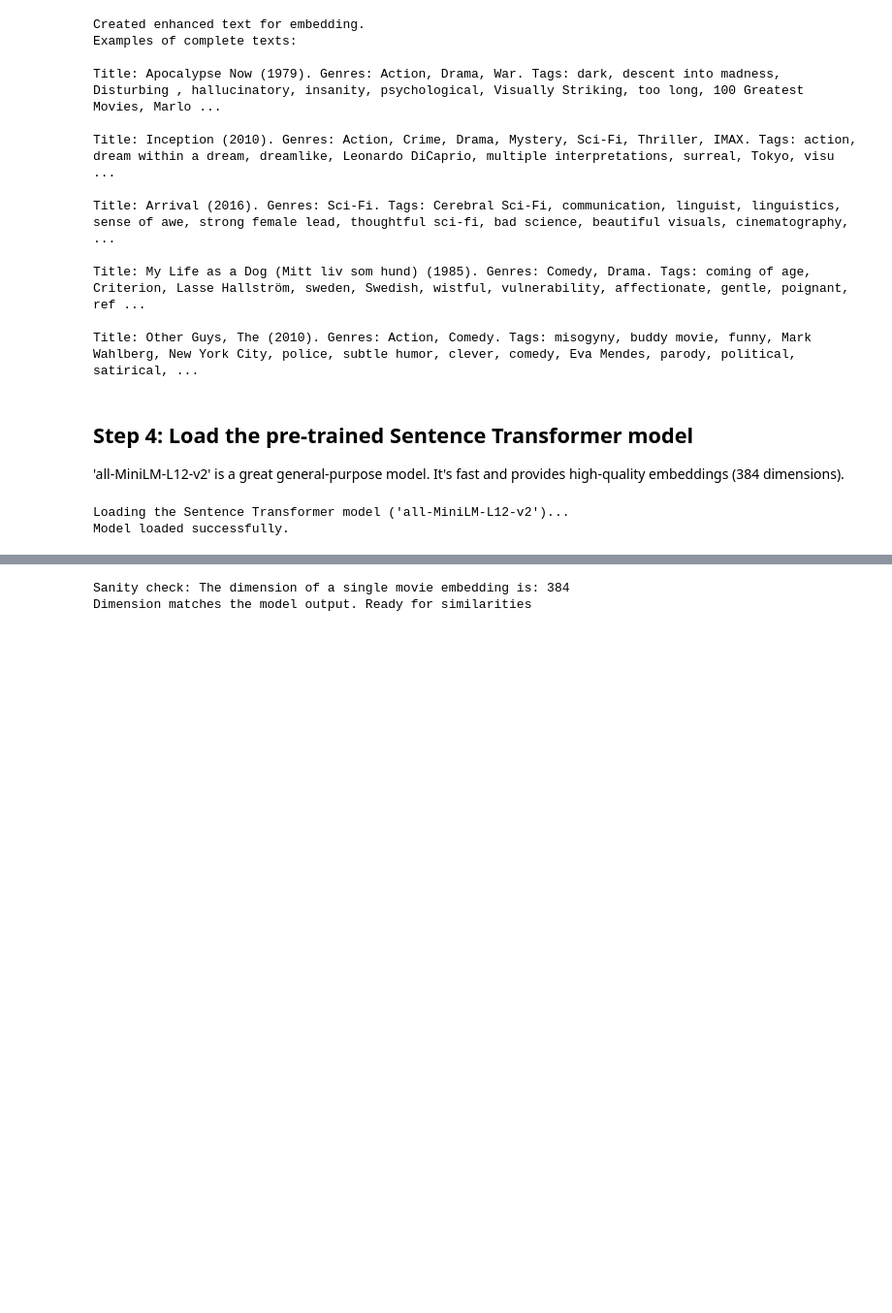
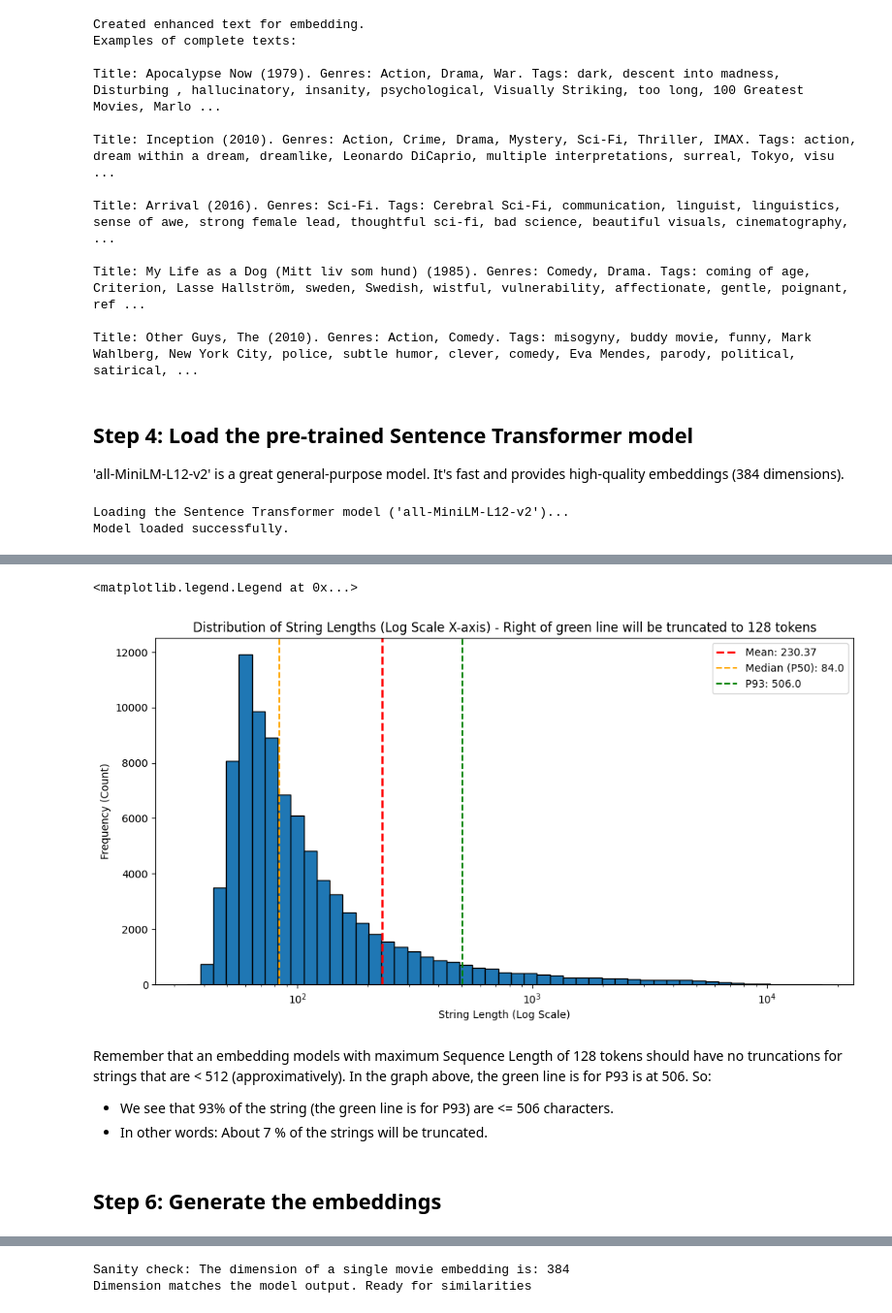
Before and after one commit to frobertpixto/oracle23ai-models-and-embeddings, a Jupyter notebook: part1/python-code/01.Movie-Embeddings.ipynb, the cells around one changed output, grey strips where cells are left out. Shown: that part at 97% size. Drawn from its saved outputs; the diff is of its cells as text; code cells hidden in the pictures; blank space fills up the shorter version.

Commit message:
Added stats for the distribution of lengths

```diff
--- a/part1/python-code/01.Movie-Embeddings.ipynb
+++ b/part1/python-code/01.Movie-Embeddings.ipynb
@@ -153 +200,36 @@ Model loaded successfully.
+# %%
+import matplotlib.pyplot as plt
+
+fig = plt.figure(figsize=(12, 6))
+min_log = np.log10(max(1, min(lengths))) # Avoid log10(0)
+max_log = np.log10(max(lengths))
+log_bins = np.logspace(min_log, max_log, 50) # 50 bins logarithmically spaced
+
+plt.hist(lengths, bins=log_bins, edgecolor='black')
+
+# --- Add the log scale for the x-axis ---
+plt.xscale('log')
+
+# Add titles and labels
+plt.title('Distribution of String Lengths (Log Scale X-axis) - Right of green line will be truncated to 128 tokens')
+plt.xlabel('String Length (Log Scale)')
+plt.ylabel('Frequency (Count)')
+
+# Add a vertical line for the average (mean) length
+plt.axvline(average_length, color='red', linestyle='dashed', linewidth=2, label=f'Mean: {average_length:.2f}')
+
+# Add vertical lines for percentiles
+plt.axvline(P50, color='orange', linestyle='dashed', linewidth=1.5, label=f'Median (P50): {P50:.1f}')
+plt.axvline(P93, color='green', linestyle='dashed', linewidth=1.5, label=f'P93: {P93:.1f}')
+plt.legend()
+# %% [output]
+<matplotlib.legend.Legend at 0x...>
+[figure, added]
+# %% [markdown]
+Remember that an embedding models with maximum Sequence Length of 128 tokens should have no truncations for strings that are < 512 (approximatively).
+In the graph above, the green line is for P93 is at 506. So:
+- We see that 93% of the string (the green line is for P93) are <= 506 characters.
+- In other words: About 7 % of the strings will be truncated.
+# %% [markdown]
+## Step 6: Generate the embeddings
 # %%
```
Also changed, not shown: parts of 8 cells of this notebook.
